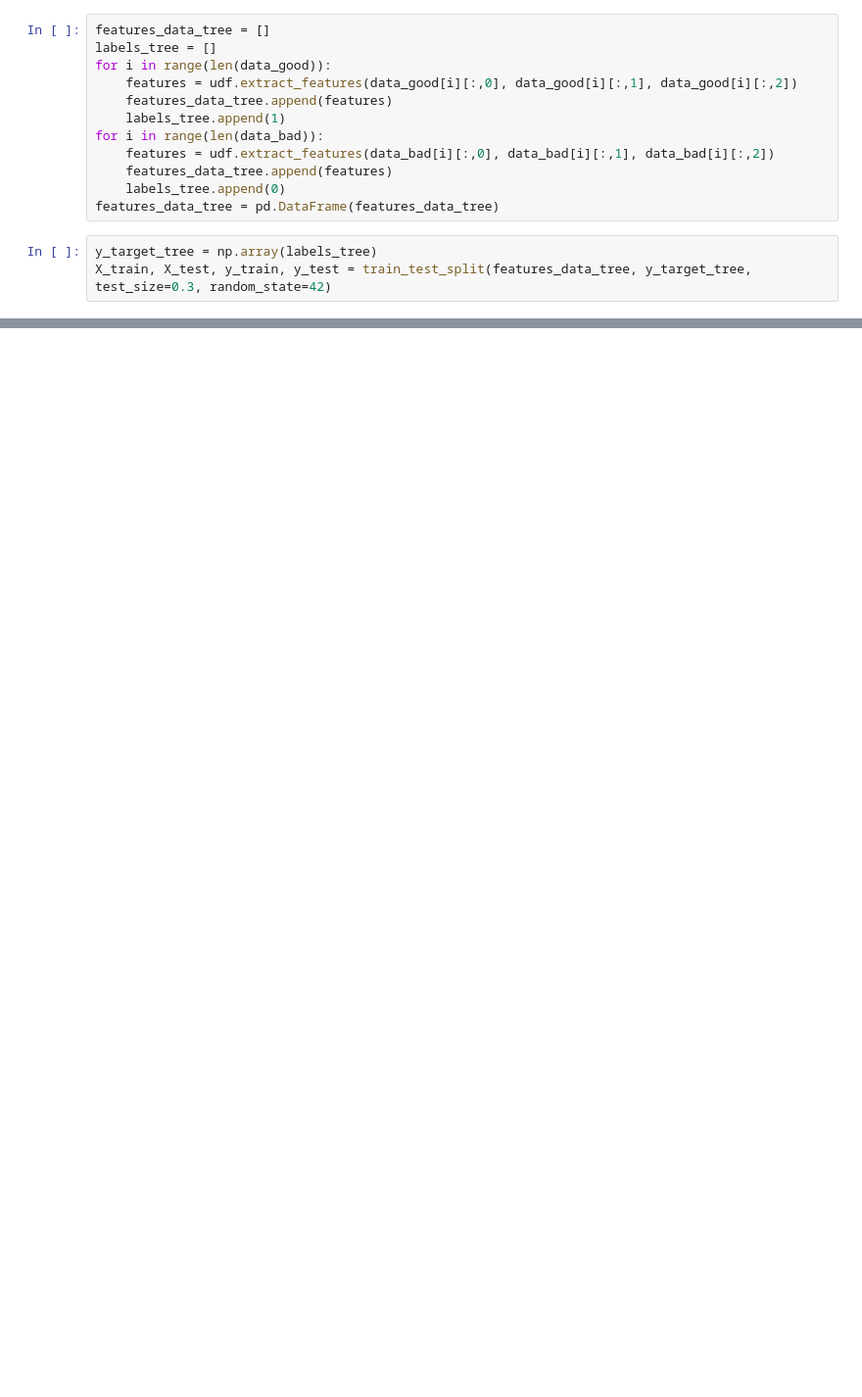
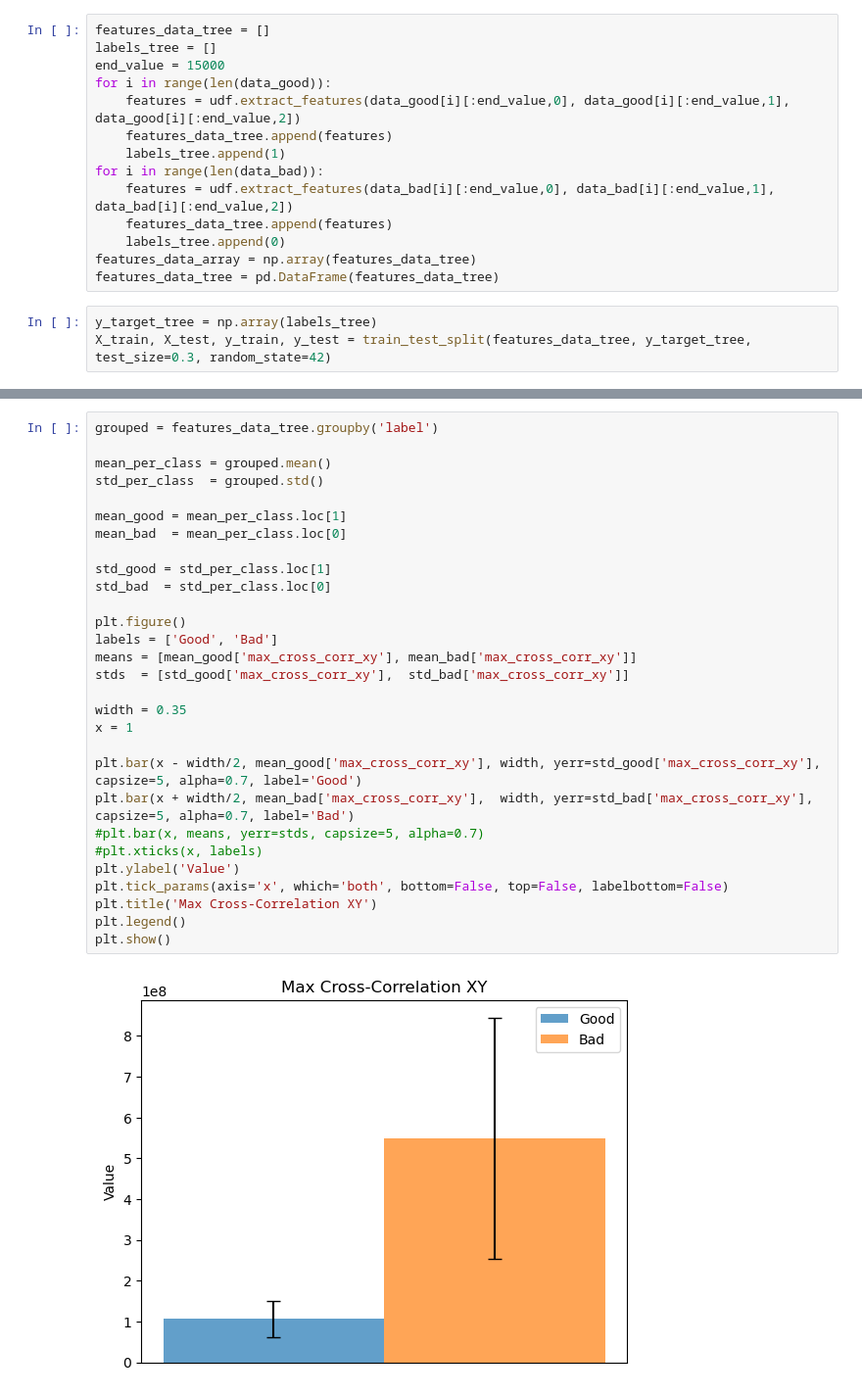
Before and after one commit to zijiandongkurt/5SC29-Group-4-Project, a Jupyter notebook: Decision_Tree.ipynb, the cells around one changed output, grey strips where cells are left out. Shown at 98% size. Saved outputs shown, nothing was run; the diff lists cells and outputs as text; blank space fills up the shorter version.

Commit message:
Last bit of code for decision tree
Some code for figures added

```diff
--- a/Decision_Tree.ipynb
+++ b/Decision_Tree.ipynb
@@ -61,14 +61,16 @@ loading files from c:\Users\20223820\OneDrive - TU Eindhoven\Documents\Courses\Y
 # %%
 features_data_tree = []
 labels_tree = []
+end_value = 15000
 for i in range(len(data_good)):
-    features = udf.extract_features(data_good[i][:,0], data_good[i][:,1], data_good[i][:,2])
+    features = udf.extract_features(data_good[i][:end_value,0], data_good[i][:end_value,1], data_good[i][:end_value,2])
     features_data_tree.append(features)
     labels_tree.append(1)
 for i in range(len(data_bad)):
-    features = udf.extract_features(data_bad[i][:,0], data_bad[i][:,1], data_bad[i][:,2])
+    features = udf.extract_features(data_bad[i][:end_value,0], data_bad[i][:end_value,1], data_bad[i][:end_value,2])
     features_data_tree.append(features)
     labels_tree.append(0)
+features_data_array = np.array(features_data_tree)
 features_data_tree = pd.DataFrame(features_data_tree)
 # %%
 y_target_tree = np.array(labels_tree)
@@ -118,0 +146,31 @@ Confusion Matrix (True Neg, False Pos, False Neg, True Pos):
+# %%
+grouped = features_data_tree.groupby('label')
+
+mean_per_class = grouped.mean()
+std_per_class  = grouped.std()
+
+mean_good = mean_per_class.loc[1]
+mean_bad  = mean_per_class.loc[0]
+
+std_good = std_per_class.loc[1]
+std_bad  = std_per_class.loc[0]
+
+plt.figure()
+labels = ['Good', 'Bad']
+means = [mean_good['max_cross_corr_xy'], mean_bad['max_cross_corr_xy']]
+stds  = [std_good['max_cross_corr_xy'],  std_bad['max_cross_corr_xy']]
+
+width = 0.35
+x = 1
+
+plt.bar(x - width/2, mean_good['max_cross_corr_xy'], width, yerr=std_good['max_cross_corr_xy'], capsize=5, alpha=0.7, label='Good')
+plt.bar(x + width/2, mean_bad['max_cross_corr_xy'],  width, yerr=std_bad['max_cross_corr_xy'],  capsize=5, alpha=0.7, label='Bad')
+#plt.bar(x, means, yerr=stds, capsize=5, alpha=0.7)
+#plt.xticks(x, labels)
+plt.ylabel('Value')
+plt.tick_params(axis='x', which='both', bottom=False, top=False, labelbottom=False)
+plt.title('Max Cross-Correlation XY')
+plt.legend()
+plt.show()
+# %% [output]
+[figure, added]
```
Also changed, not shown: parts of 7 cells of this notebook.
